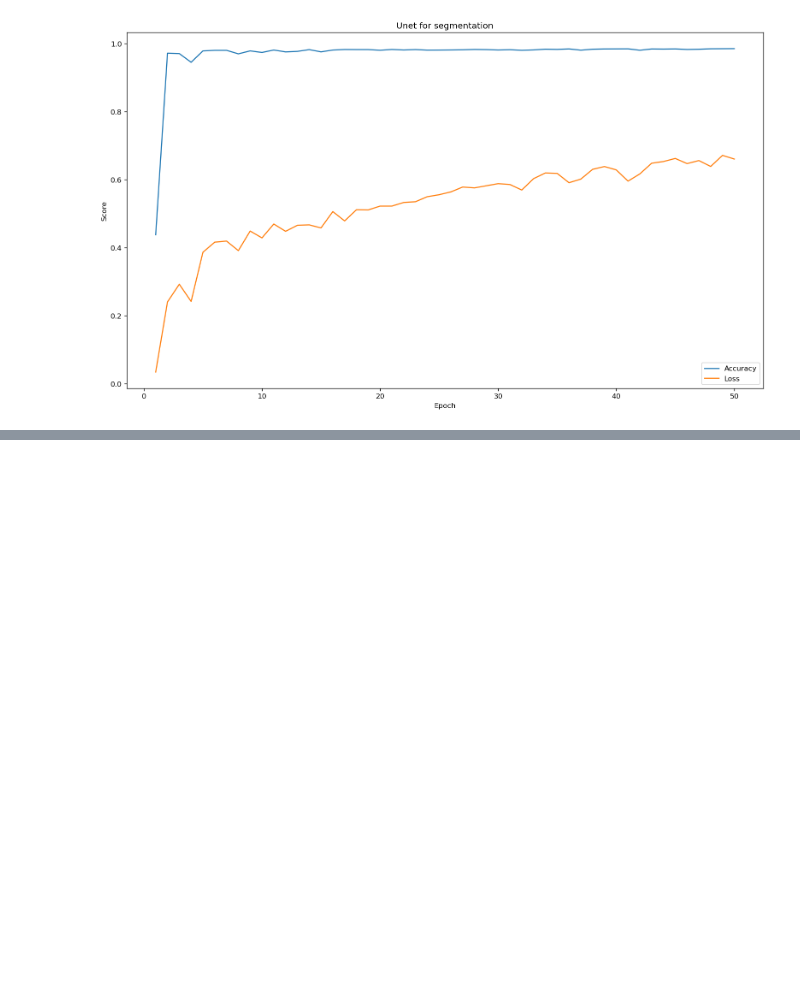
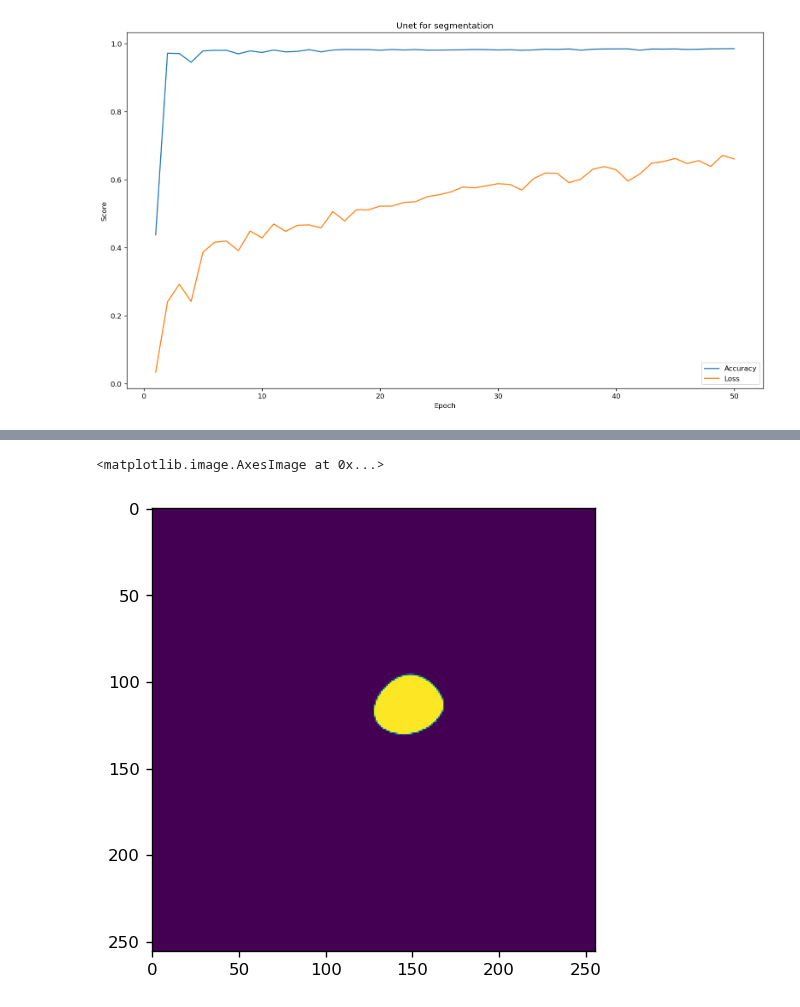
Before and after one commit to wesley0628/Brain_MRI_Image_Analysis, a Jupyter notebook: Brain_MRI_Tumor_Segmentation.ipynb, the cells around one changed output, grey strips where cells are left out. Cells and saved outputs as stored; diff of their text form; code cells hidden in the pictures; blank space fills up the shorter version.

```diff
--- a/Brain_MRI_Tumor_Segmentation.ipynb
+++ b/Brain_MRI_Tumor_Segmentation.ipynb
@@ -158,5 +233,6 @@ def unet(input_size=(256,256,1)):
 # %%
 unet_path = "unet.hdf5"
-model_Unet = unet(input_size=(image_height,image_width,1))
-model_Unet.compile(optimizer=tf.keras.optimizers.Adam(learning_rate=0.00001), loss=dice_coef_loss, metrics=[dice_coef, 'binary_accuracy'])
+model_Unet = unet(input_size=(image_height,image_width,3))
+model_Unet.model.compile(optimizer=Adam(learning_rate=1e-3, beta_1=0.9, beta_2=0.999, epsilon=None, decay=1e-3/32, amsgrad=False),
+              loss=dice_coef_loss, metrics=["binary_accuracy", iou, dice_coef])
 model_Unet.summary()
@@ -218,0 +265,7 @@ model_Unet.evaluate(x=X_test, y=y_test)
+# %%
+test = X_test[1]
+test = np.reshape(test, (1, 256, 256, 1))
+truth = y_test[1]
+truth = np.reshape(truth, (1, 256, 256, 1))
+# %%
+predicted = model_Unet.predict(x=test)
@@ -218,0 +279,7 @@ model_Unet.evaluate(x=X_test, y=y_test)
+# %%
+predicted = predicted.reshape(256, 256, 1)
+# %%
+plt.imshow(predicted)
+# %% [output]
+<matplotlib.image.AxesImage at 0x...>
+[figure, added]
```
Also changed, not shown: parts of 15 cells of this notebook, 1 other file.
